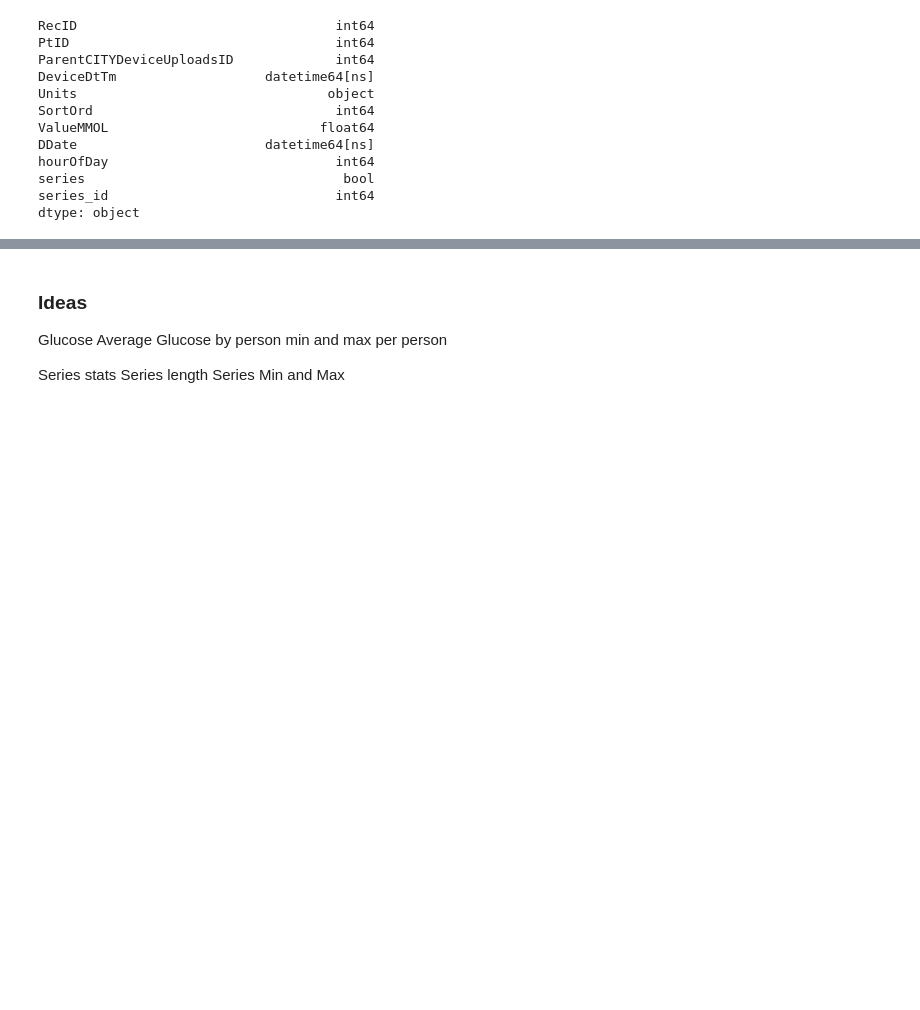
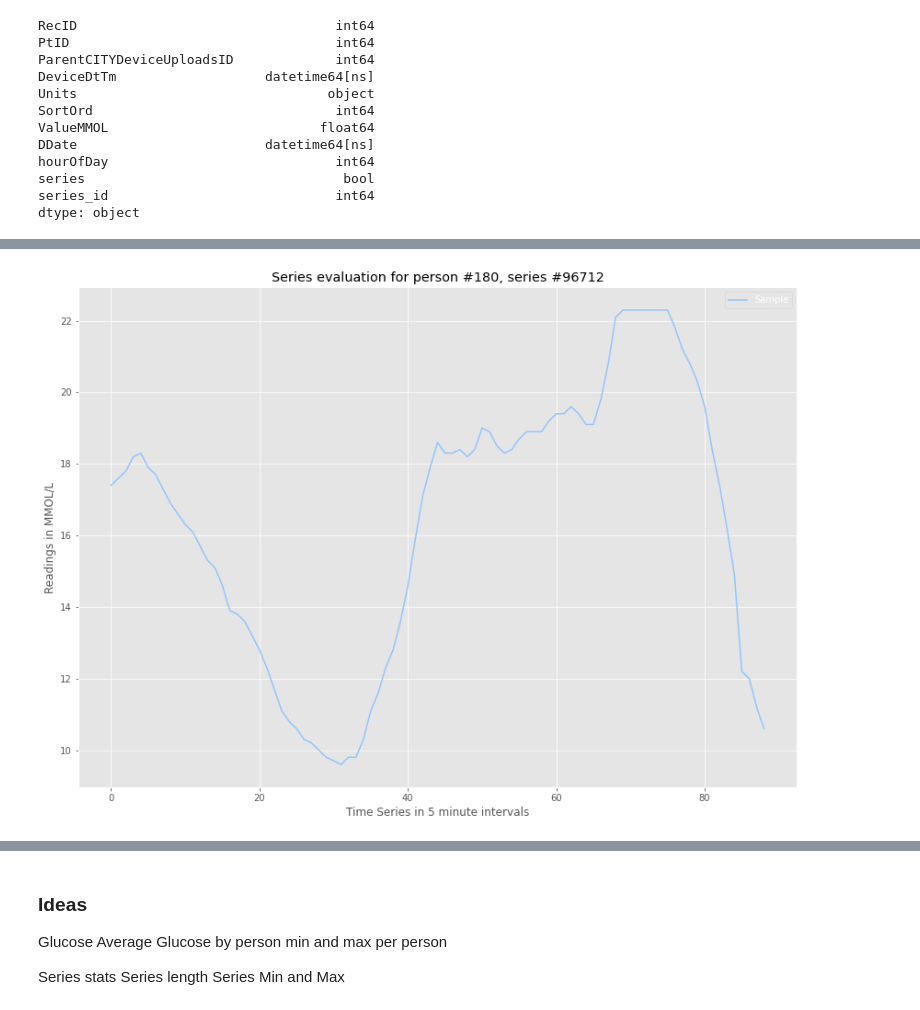
Before and after one commit to bsw-del/MRPDeepLearningWithCGM, a Jupyter notebook: development.ipynb, the cells around one changed output, grey strips where cells are left out. Saved outputs shown, nothing was run; the diff lists cells and outputs as text; code cells hidden in the pictures; blank space fills up the shorter version.

```diff
--- a/development.ipynb
+++ b/development.ipynb
@@ -131,0 +169,23 @@ pyplot.show()
+# %%
+CGMDf.groupby('PtID').count()
+PtIDSample = [180,181,5,6]
+
+## find Series_id to sample
+SeriesSample=[96712,96740, ## pt 180
+91021,91095, ##pt 181
+85996,106371] ##pt 5
+
+#CGMDf[CGMDf['PtID']==PtIDSample[2]]
+# %%
+y = CGMDf[CGMDf.series_id==SeriesSample[0]].ValueMMOL.to_list()
+
+plt.figure(figsize=(14,10))
+plt.plot(y, label='Sample')
+plt.xlabel('Time Series in 5 minute intervals')
+plt.ylabel('Readings in MMOL/L')
+plt.title('Series evaluation for person #180, series #96712',color='black')
+plt.legend()
+plt.show()
+#plt.clf()
+# %% [output]
+[figure, added]
```
Also changed, not shown: parts of 26 cells of this notebook.
